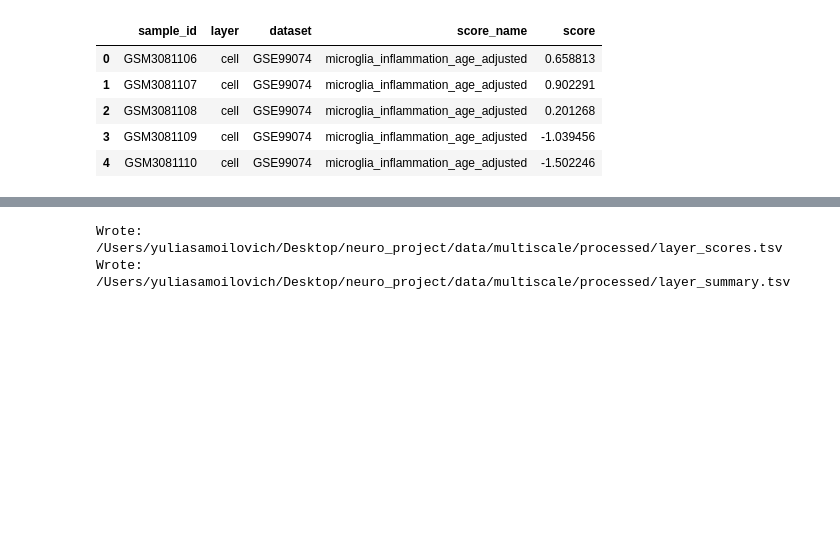
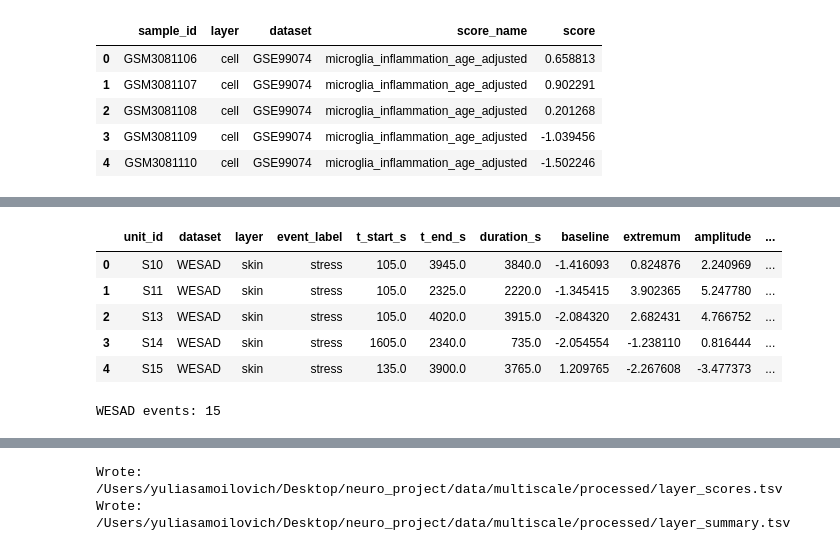
Before and after one commit to julia-sam/from-synapse-to-skin, a Jupyter notebook: notebooks/04_integration_analysis.ipynb, the cells around one changed output, grey strips where cells are left out. Cells and saved outputs as stored; diff of their text form; code cells hidden in the pictures; blank space fills up the shorter version.

```diff
--- a/notebooks/04_integration_analysis.ipynb
+++ b/notebooks/04_integration_analysis.ipynb
@@ -177,0 +311,30 @@ display(microglia_samples[["sample_id", "layer", "dataset", "score_name", "score
+# %%
+# WESAD dynamics: stress rise/recovery based on skin_arousal
+wesad_dyn = []
+for sid, d in wesad.groupby("subject_id"):
+    metrics = segment_dynamics(
+        d,
+        time_col="t_mid",
+        value_col="skin_arousal",
+        event_label="stress",
+        baseline_label="baseline",
+        pre_window_s=60.0,
+        post_window_s=180.0,
+    )
+    if not metrics.empty:
+        metrics.insert(0, "unit_id", sid)
+        metrics.insert(1, "dataset", "WESAD")
+        metrics.insert(2, "layer", "skin")
+        wesad_dyn.append(metrics)
+
+wesad_dyn = pd.concat(wesad_dyn, ignore_index=True) if wesad_dyn else pd.DataFrame()
+display(wesad_dyn.head())
+print("WESAD events:", len(wesad_dyn))
+# %% [output]
+|  | unit_id | dataset | layer | event_label | t_start_s | t_end_s | duration_s | baseline | extremum | amplitude | ... |
+| 0 | S10 | WESAD | skin | stress | 105.0 | 3945.0 | 3840.0 | -1.416093 | 0.824876 | 2.240969 | ... |
+| 1 | S11 | WESAD | skin | stress | 105.0 | 2325.0 | 2220.0 | -1.345415 | 3.902365 | 5.247780 | ... |
+| 2 | S13 | WESAD | skin | stress | 105.0 | 4020.0 | 3915.0 | -2.084320 | 2.682431 | 4.766752 | ... |
+| 3 | S14 | WESAD | skin | stress | 1605.0 | 2340.0 | 735.0 | -2.054554 | -1.238110 | 0.816444 | ... |
+| 4 | S15 | WESAD | skin | stress | 135.0 | 3900.0 | 3765.0 | 1.209765 | -2.267608 | -3.477373 | ... |
+WESAD events: 15
```
Also changed, not shown: parts of 10 cells of this notebook.
